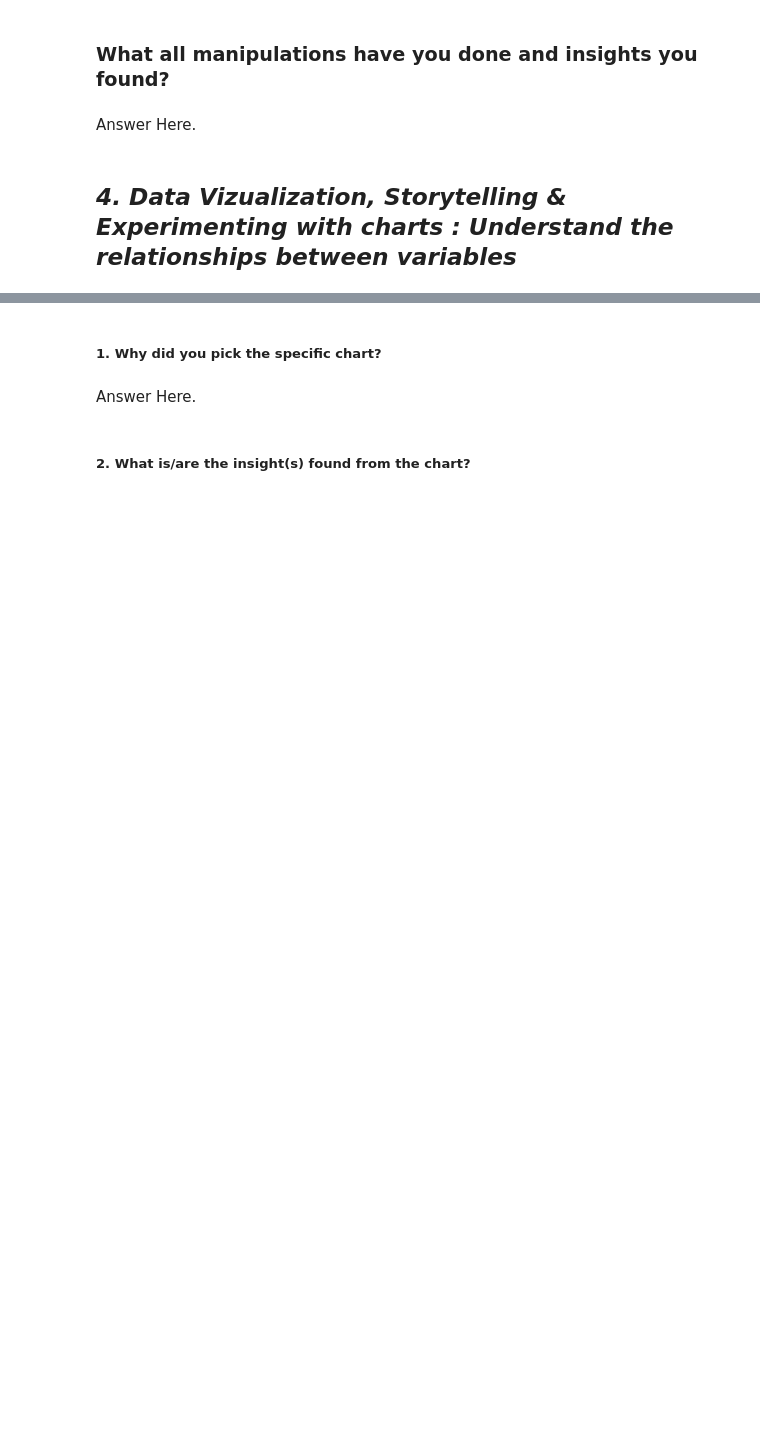
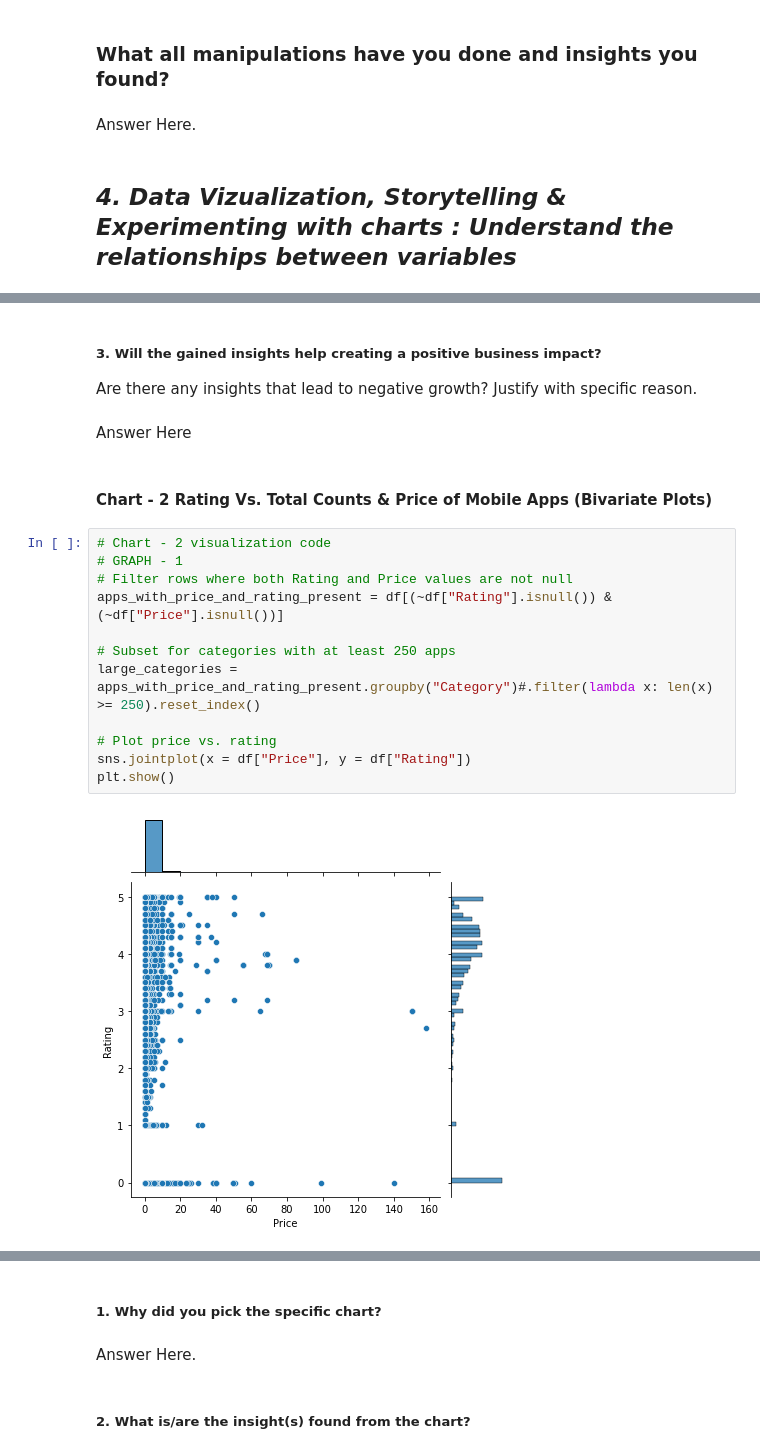
Before and after one commit to v1git12/Capstone-Project-3-Android-Authenticity-Prediction-, a Jupyter notebook: Android_Authenticity_Prediction.ipynb, the cells around one changed output, grey strips where cells are left out. Saved outputs shown, nothing was run; the diff lists cells and outputs as text; blank space fills up the shorter version.

```diff
--- a/Android_Authenticity_Prediction.ipynb
+++ b/Android_Authenticity_Prediction.ipynb
@@ -1027,0 +1356,21 @@ Answer Here.
+# %% [markdown]
+##### 3. Will the gained insights help creating a positive business impact?
+Are there any insights that lead to negative growth? Justify with specific reason.
+# %% [markdown]
+Answer Here
+# %% [markdown]
+#### Chart - 2 Rating Vs. Total Counts & Price of Mobile Apps (Bivariate Plots)
+# %%
+# Chart - 2 visualization code
+# GRAPH - 1
+# Filter rows where both Rating and Price values are not null
+apps_with_price_and_rating_present = df[(~df["Rating"].isnull()) & (~df["Price"].isnull())]
+
+# Subset for categories with at least 250 apps
+large_categories = apps_with_price_and_rating_present.groupby("Category")#.filter(lambda x: len(x) >= 250).reset_index()
+
+# Plot price vs. rating
+sns.jointplot(x = df["Price"], y = df["Rating"])
+plt.show()
+# %% [output]
+[figure, added]
```
Also changed, not shown: parts of 128 cells of this notebook.
